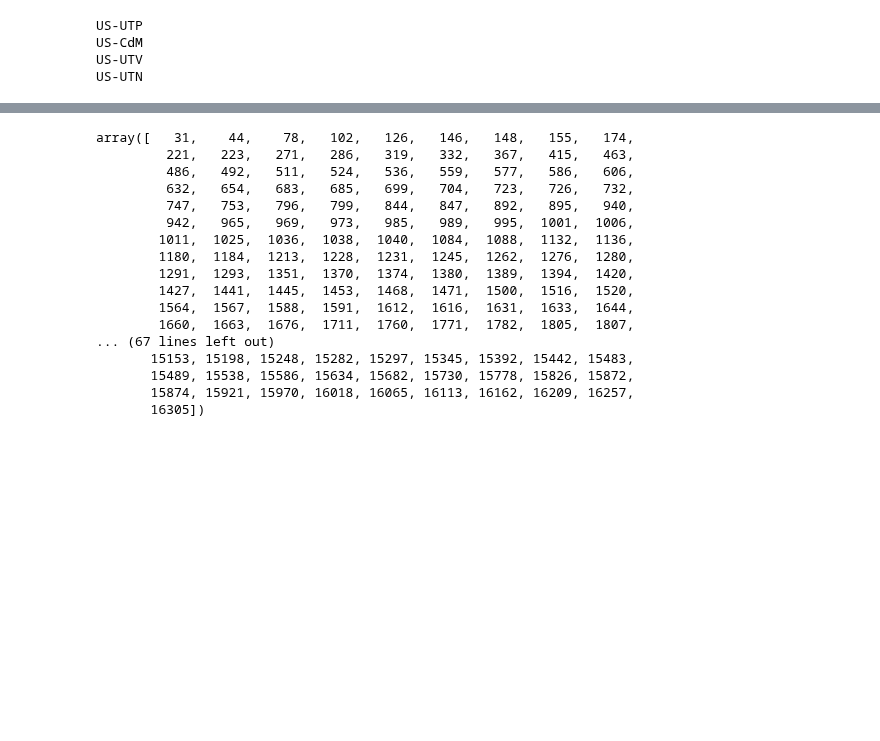
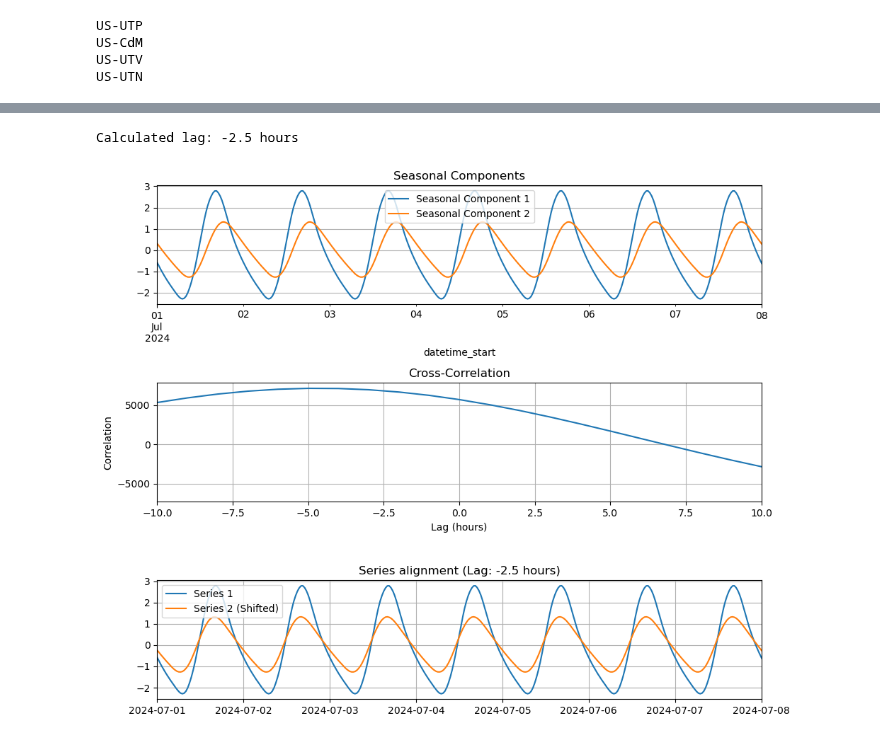
Before and after one commit to utah-geological-survey/MicroMet, a Jupyter notebook: Notebooks/Processing Workflow Notebooks/DL_test.ipynb, the cells around one changed output, grey strips where cells are left out. Cells and saved outputs as stored; diff of their text form; code cells hidden in the pictures; blank space fills up the shorter version.

```diff
--- a/Notebooks/Processing Workflow Notebooks/DL_test.ipynb
+++ b/Notebooks/Processing Workflow Notebooks/DL_test.ipynb
@@ -153,20 +157,63 @@ plt.grid(True, which='minor')
 # %%
-peaks1
+import numpy as np
+import pandas as pd
+import matplotlib.pyplot as plt
+from statsmodels.tsa.seasonal import seasonal_decompose
+from scipy.signal import correlate
+
+# Function to decompose the seasonal component
+def extract_seasonal(ts, period):
+    decomposition = seasonal_decompose(ts, model='additive', period=period)
+    return decomposition.seasonal
+
+# Function to calculate lag between two seasonal series using cross-correlation
+def calculate_lag(seasonal1, seasonal2):
+    n = len(seasonal1)
+    correlation = correlate(seasonal1 - np.mean(seasonal1), seasonal2 - np.mean(seasonal2), mode='full')
+    lags = np.arange(-n + 1, n)
+    lag = lags[np.argmax(correlation)]
+    return lag, correlation, lags
+
+ts1 = utd_soilt['ts_3_2_1']
+ts2 = utd_soilt['ts_3_3_1']
+#utd_soilt['ts_3_3_1'].shift(-5).plot()
+
+
+# Extract seasonal components
+seasonal1 = extract_seasonal(ts1, period=48)
+seasonal2 = extract_seasonal(ts2, period=48)
+
+# Calculate lag
+lag, correlation, lags = calculate_lag(seasonal1.dropna(), seasonal2.dropna())
+
+# Output
+print(f"Calculated lag: {lag/2} hours")
+
+# Plot seasonal components and correlation
+fig, ax = plt.subplots(3, 1, figsize=(10, 8))
+
+seasonal1.plot(ax=ax[0], label='Seasonal Component 1')
+seasonal2.plot(ax=ax[0], label='Seasonal Component 2')
+ax[0].legend()
+ax[0].set_title('Seasonal Components')
+ax[0].set_xlim(pd.to_datetime('2024-07-01'),pd.to_datetime('2024-07-08'))
+ax[0].grid(True)
+
+ax[1].plot(lags, correlation)
+ax[1].set_title('Cross-Correlation')
+ax[1].set_xlabel('Lag (hours)')
+ax[1].set_ylabel('Correlation')
+ax[1].set_xlim(-10, 10)
+ax[1].grid(True)
+
+ax[2].plot(seasonal1.index, seasonal1, label='Series 1')
+ax[2].plot(seasonal2.index + pd.Timedelta(hours=lag/2), seasonal2, label='Series 2 (Shifted)')
+ax[2].legend()
+ax[2].set_title(f'Series alignment (Lag: {lag/2} hours)')
+ax[2].set_xlim(pd.to_datetime('2024-07-01'),pd.to_datetime('2024-07-08'))
+ax[2].grid(True)
+plt.tight_layout()
+plt.show()
 # %% [output]
-array([   31,    44,    78,   102,   126,   146,   148,   155,   174,
-         221,   223,   271,   286,   319,   332,   367,   415,   463,
-         486,   492,   511,   524,   536,   559,   577,   586,   606,
-         632,   654,   683,   685,   699,   704,   723,   726,   732,
-         747,   753,   796,   799,   844,   847,   892,   895,   940,
-         942,   965,   969,   973,   985,   989,   995,  1001,  1006,
-        1011,  1025,  1036,  1038,  1040,  1084,  1088,  1132,  1136,
-        1180,  1184,  1213,  1228,  1231,  1245,  1262,  1276,  1280,
-        1291,  1293,  1351,  1370,  1374,  1380,  1389,  1394,  1420,
-        1427,  1441,  1445,  1453,  1468,  1471,  1500,  1516,  1520,
-        1564,  1567,  1588,  1591,  1612,  1616,  1631,  1633,  1644,
-        1660,  1663,  1676,  1711,  1760,  1771,  1782,  1805,  1807,
-... (67 lines left out)
-       15153, 15198, 15248, 15282, 15297, 15345, 15392, 15442, 15483,
-       15489, 15538, 15586, 15634, 15682, 15730, 15778, 15826, 15872,
-       15874, 15921, 15970, 16018, 16065, 16113, 16162, 16209, 16257,
-       16305])
+Calculated lag: -2.5 hours
+[figure, added]
```
Also changed, not shown: parts of 8 cells of this notebook, 9 other files.
